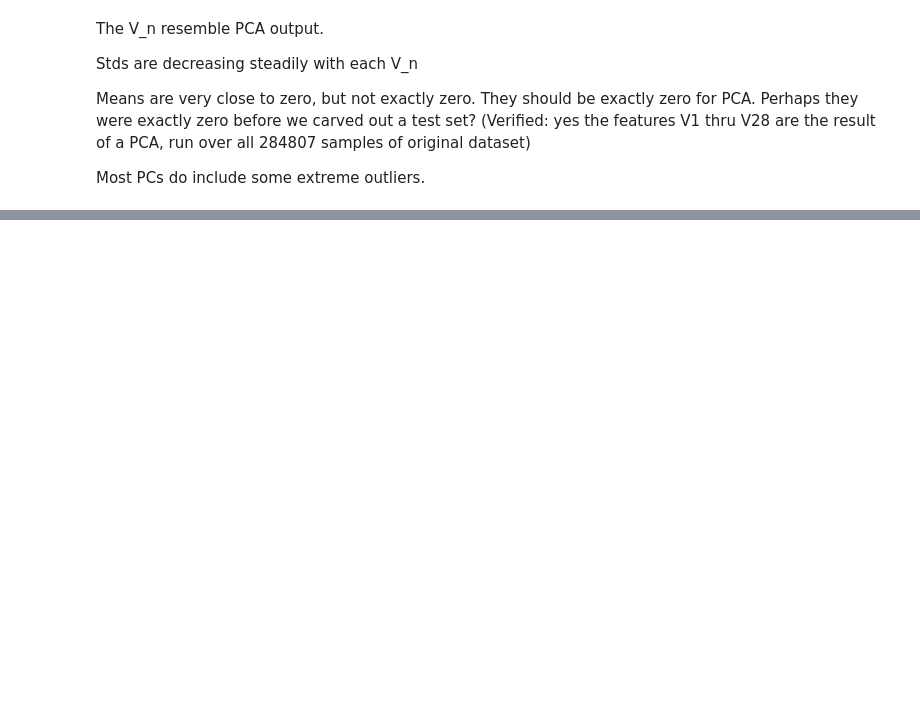
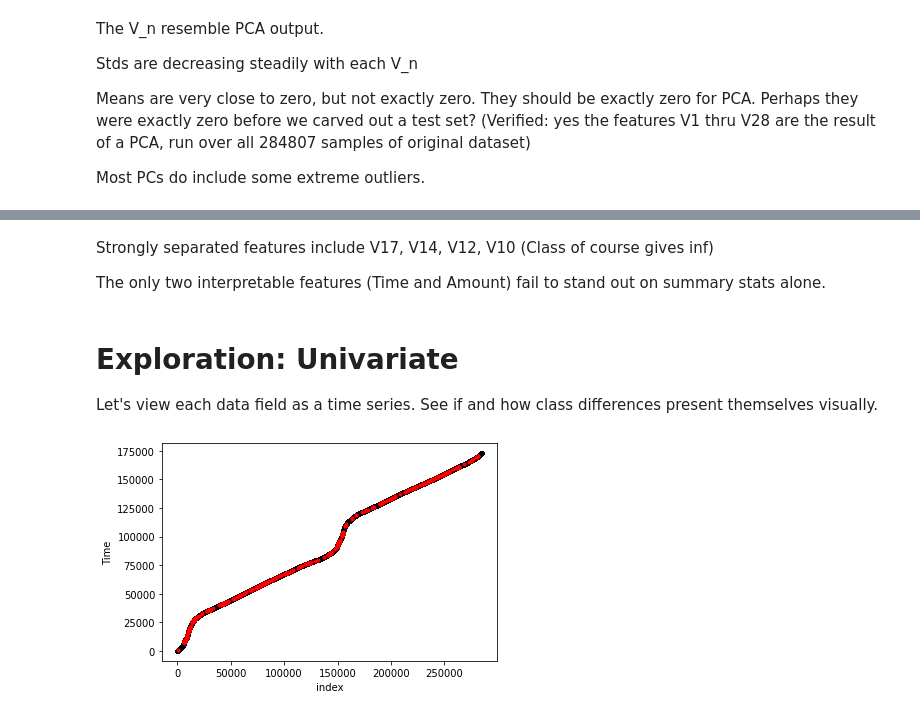
Before and after one commit to TimSim/FraudDetection, a Jupyter notebook: CreditCardFraudDetectionTF.ipynb, the cells around one changed output, grey strips where cells are left out. Drawn from its saved outputs; the diff is of its cells as text; code cells hidden in the pictures; blank space fills up the shorter version.

```diff
--- a/CreditCardFraudDetectionTF.ipynb
+++ b/CreditCardFraudDetectionTF.ipynb
@@ -86,0 +117,30 @@ tv_df[tv_df.Class==1].describe()
+# %% [markdown]
+
+Strongly separated features include V17, V14, V12, V10 (Class of course gives inf)
+
+The only two interpretable features (Time and Amount) fail to stand out on summary stats alone.
+# %% [markdown]
+
+# **Exploration: Univariate**
+Let's view each data field as a time series. See if and how class differences present themselves visually.
+# %%
+
+# Amount column will be easiest to view on a log scale:
+def seriesTransform(df0,colName,myFloor=0.001):
+    if (colName=='Amount'):
+        return(np.log10(df0[colName].apply(lambda x: max(x,myFloor))))
+    else:
+        return(df0[colName])
+# %%
+def plotImbalancedSeries(X,y,field,options=None):
+    if (options is None):
+        options = {'colors':[[0,0,0],[1,0,0]]}
+    plt.plot(seriesTransform(X[y==0],field),'.',color=options['colors'][0])
+    plt.plot(seriesTransform(X[y==1],field),'.',color=options['colors'][1])
+    plt.ylabel(field)
+    plt.xlabel('index')
+    plt.show()
+# %%
+plotImbalancedSeries(X_tv,y_tv,'Time')
+# %% [output]
+[figure, added]
```
Also changed, not shown: parts of 6 cells of this notebook.
